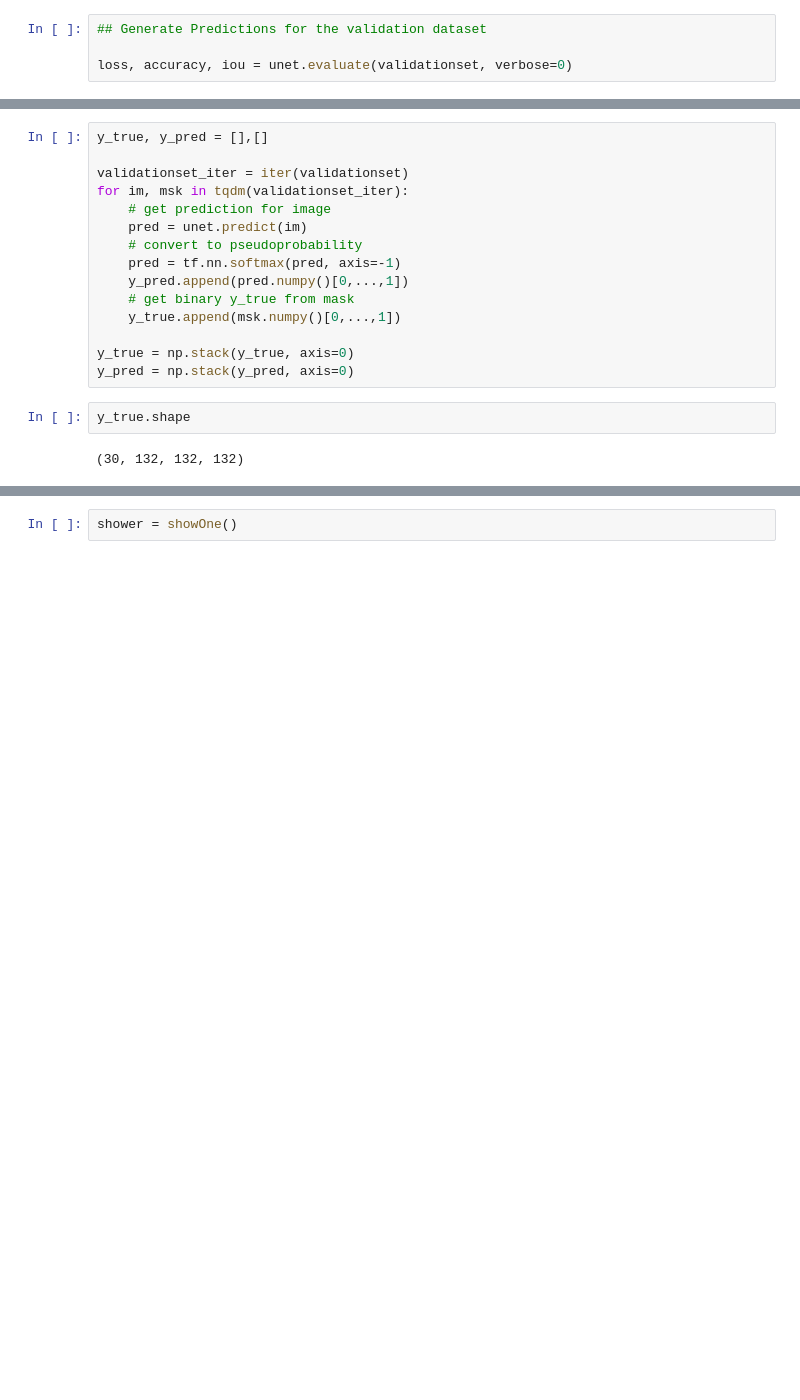
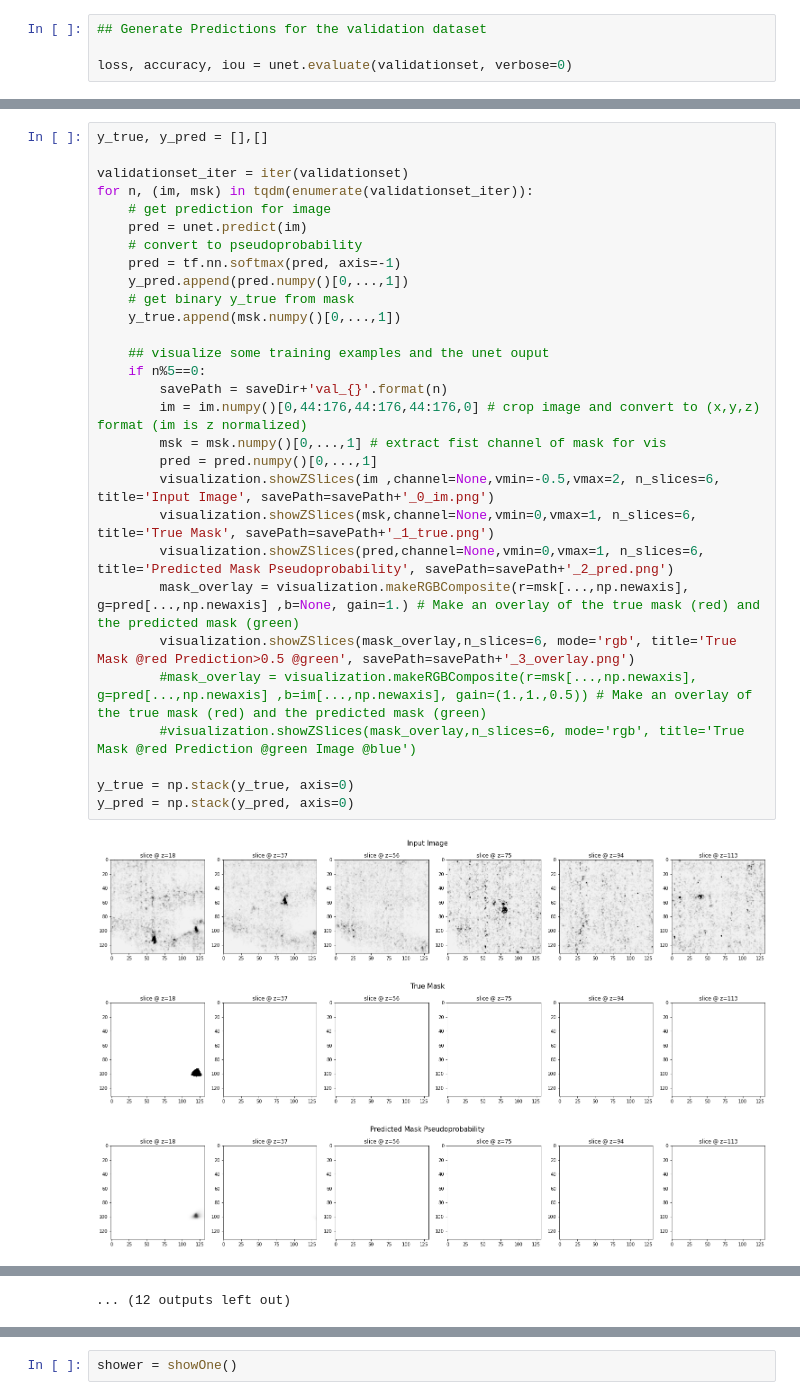
Before and after one commit to randomstructures/ExLSM-Image-Segmentation, a Jupyter notebook: 3D Unet/evaluation.ipynb, the cells around one changed output, grey strips where cells are left out. Saved outputs shown, nothing was run; the diff lists cells and outputs as text; blank space fills up the shorter version.

```diff
--- a/3D Unet/evaluation.ipynb
+++ b/3D Unet/evaluation.ipynb
@@ -126,19 +128,33 @@ print(iou)
-# %%
-y_true, y_pred = [],[]
-
-validationset_iter = iter(validationset)
-for im, msk in tqdm(validationset_iter):
-    # get prediction for image
-    pred = unet.predict(im)
-    # convert to pseudoprobability
-    pred = tf.nn.softmax(pred, axis=-1)
-    y_pred.append(pred.numpy()[0,...,1])
-    # get binary y_true from mask
-    y_true.append(msk.numpy()[0,...,1])
-
-y_true = np.stack(y_true, axis=0)
-y_pred = np.stack(y_pred, axis=0)
-# %%
-y_true.shape
-# %% [output]
-(30, 132, 132, 132)
+# %%
+y_true, y_pred = [],[]
+
+validationset_iter = iter(validationset)
+for n, (im, msk) in tqdm(enumerate(validationset_iter)):
+    # get prediction for image
+    pred = unet.predict(im)
+    # convert to pseudoprobability
+    pred = tf.nn.softmax(pred, axis=-1)
+    y_pred.append(pred.numpy()[0,...,1])
+    # get binary y_true from mask
+    y_true.append(msk.numpy()[0,...,1])
+
+    ## visualize some training examples and the unet ouput
+    if n%5==0:
+        savePath = saveDir+'val_{}'.format(n)
+        im = im.numpy()[0,44:176,44:176,44:176,0] # crop image and convert to (x,y,z) format (im is z normalized)
+        msk = msk.numpy()[0,...,1] # extract fist channel of mask for vis
+        pred = pred.numpy()[0,...,1]
+        visualization.showZSlices(im ,channel=None,vmin=-0.5,vmax=2, n_slices=6, title='Input Image', savePath=savePath+'_0_im.png')
+        visualization.showZSlices(msk,channel=None,vmin=0,vmax=1, n_slices=6, title='True Mask', savePath=savePath+'_1_true.png')
+        visualization.showZSlices(pred,channel=None,vmin=0,vmax=1, n_slices=6, title='Predicted Mask Pseudoprobability', savePath=savePath+'_2_pred.png')
+        mask_overlay = visualization.makeRGBComposite(r=msk[...,np.newaxis], g=pred[...,np.newaxis] ,b=None, gain=1.) # Make an overlay of the true mask (red) and the predicted mask (green)
+        visualization.showZSlices(mask_overlay,n_slices=6, mode='rgb', title='True Mask @red Prediction>0.5 @green', savePath=savePath+'_3_overlay.png')
+        #mask_overlay = visualization.makeRGBComposite(r=msk[...,np.newaxis], g=pred[...,np.newaxis] ,b=im[...,np.newaxis], gain=(1.,1.,0.5)) # Make an overlay of the true mask (red) and the predicted mask (green)
+        #visualization.showZSlices(mask_overlay,n_slices=6, mode='rgb', title='True Mask @red Prediction @green Image @blue')
+
+y_true = np.stack(y_true, axis=0)
+y_pred = np.stack(y_pred, axis=0)
+# %% [output]
+[figure, added]
+[figure, added]
+[figure, added]
@@ -144,0 +170 @@ y_true.shape
+... (12 outputs left out)
```
Also changed, not shown: parts of 13 cells of this notebook, 2 other files.
